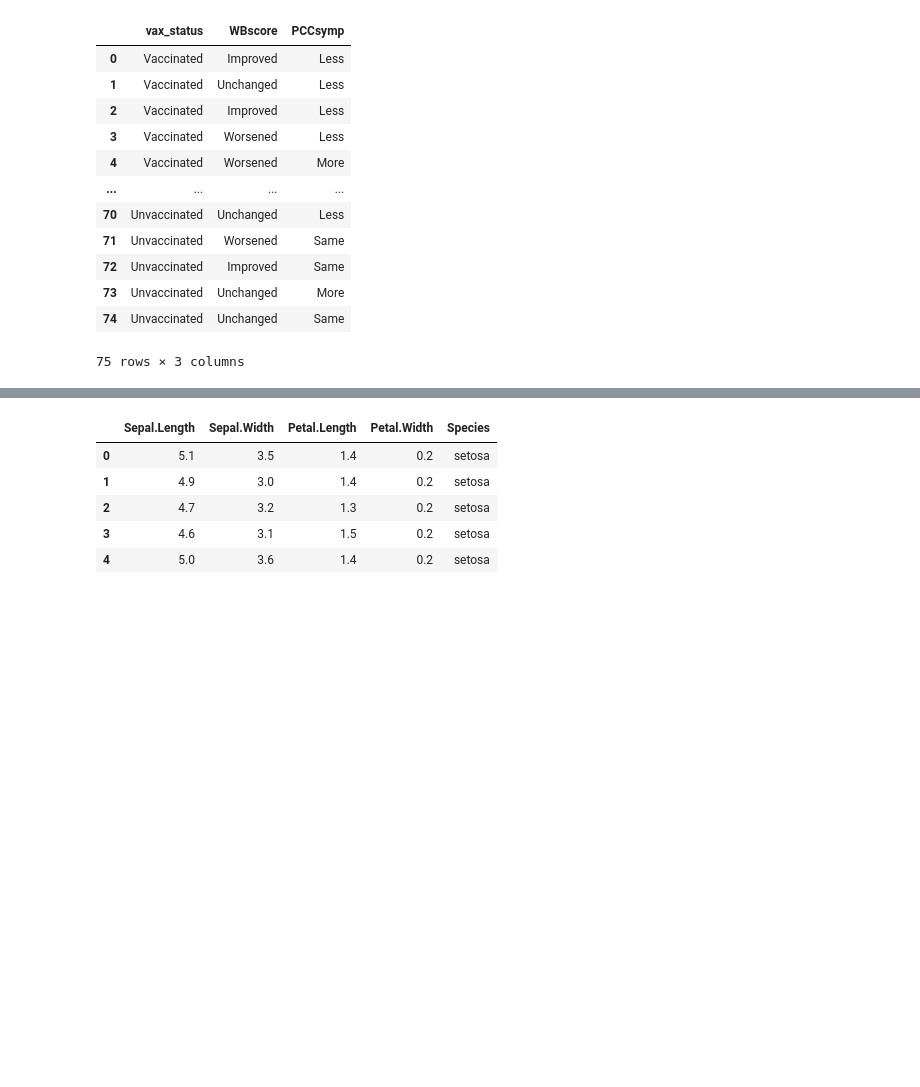
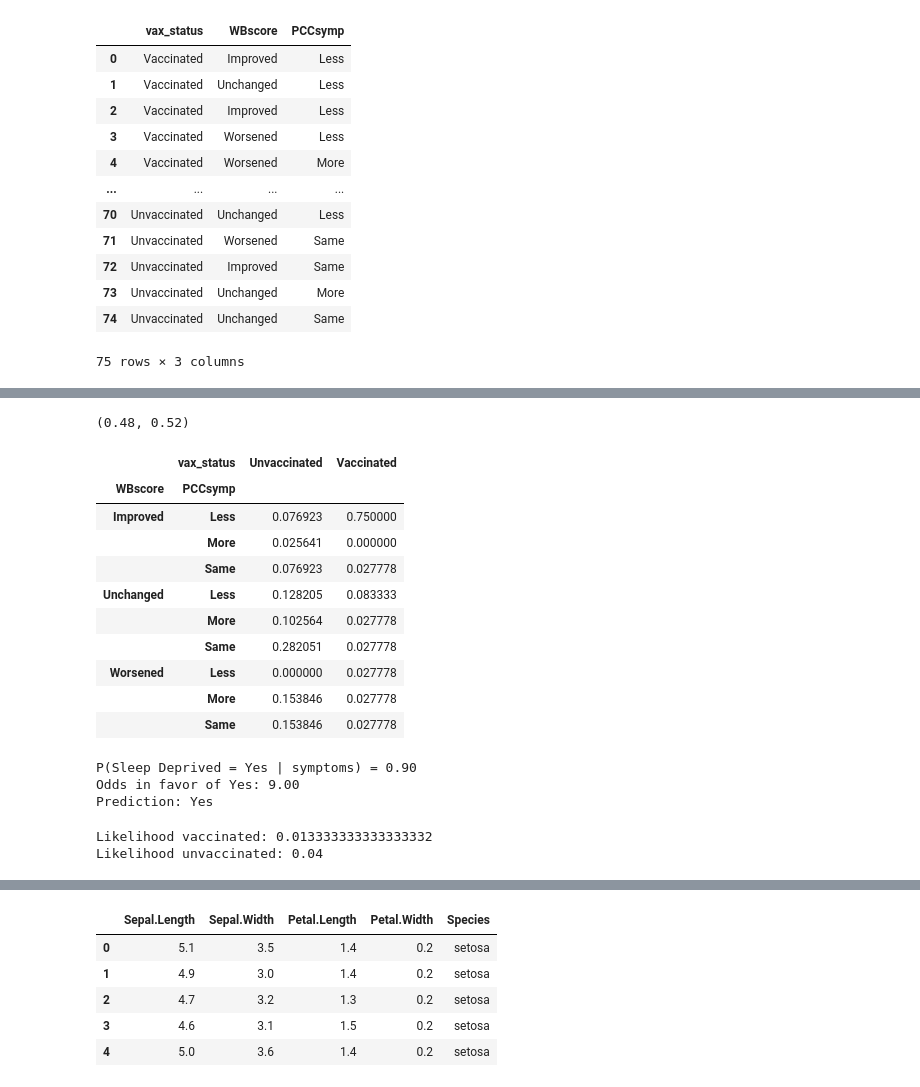
Before and after one commit to giomhern/machine-learning-spring-2024, a Jupyter notebook: week2/homework-notebooks/hw-2.ipynb, the cells around one changed output, grey strips where cells are left out. Drawn from its saved outputs; the diff is of its cells as text; code cells hidden in the pictures; blank space fills up the shorter version.

```diff
--- a/week2/homework-notebooks/hw-2.ipynb
+++ b/week2/homework-notebooks/hw-2.ipynb
@@ -112,0 +80,57 @@ likelihood_vaccinated, likelihood_unvaccinated
+# %%
+total_num_yes = (train_data['vax_status'] == 'Vaccinated').sum()
+total_num_no = (train_data['vax_status'] == 'Unvaccinated').sum()
+
+class_prob_yes = total_num_yes / (total_num_yes + total_num_no)
+class_prob_no = 1 - class_prob_yes
+class_prob_yes, class_prob_no
+# %% [output]
+(0.48, 0.52)
+# %%
+train_data_pivot_conds = train_data_pivot.copy()
+
+train_data_pivot_conds['Vaccinated'] /= total_num_yes
+
+train_data_pivot_conds['Unvaccinated'] /= total_num_no
+
+train_data_pivot_conds
+# %% [output]
+|  | vax_status | Unvaccinated | Vaccinated |
+| WBscore | PCCsymp |  |  |
+| Improved | Less | 0.076923 | 0.750000 |
+|  | More | 0.025641 | 0.000000 |
+|  | Same | 0.076923 | 0.027778 |
+| Unchanged | Less | 0.128205 | 0.083333 |
+|  | More | 0.102564 | 0.027778 |
+|  | Same | 0.282051 | 0.027778 |
+| Worsened | Less | 0.000000 | 0.027778 |
+|  | More | 0.153846 | 0.027778 |
+|  | Same | 0.153846 | 0.027778 |
+# %%
+test_case1 = ['Improved']
+test_case2 = ['Less']
+
+f_y, f_n = class_prob_yes, class_prob_no
+
+for index in range(len(test_case1)):
+    f_y *= train_data_pivot_conds['Vaccinated'].loc[(
+        test_case1[index], test_case2[index])]
+    f_n *= train_data_pivot_conds['Unvaccinated'].loc[(test_case1[index], test_case2[index])]
+
+    # final_train.loc[(test_case[1], test_case[0]), 'Vaccinated']
+
+p_y = f_y / (f_y + f_n)
+p_n = f_n / (f_y + f_n)
+
+
+print('P(Sleep Deprived = Yes | symptoms) = %.2f' % (p_y))
+print('Odds in favor of Yes: %.2f' % (p_y / p_n))
+
+if p_y > p_n:
+    print('Prediction: Yes')
+else:
+    print('Prediction: No')
+# %% [output]
+P(Sleep Deprived = Yes | symptoms) = 0.90
+Odds in favor of Yes: 9.00
+Prediction: Yes
@@ -113 +148,16 @@ likelihood_vaccinated, likelihood_unvaccinated
+# %%
+example_outcome = [{'WBscore': 'Improved', 'PCCsymp': 'Same'}]
+prob_vaccinated = len(vaccinated_train_data) / len(train_data)
+prob_unvaccinated = len(unvaccinated_train_data) / len(train_data)
+
+likelihood_vaccinated = calculate_likelihood(
+    example_outcome, vax_cond_probs_table, prob_vaccinated)
+likelihood_unvaccinated = calculate_likelihood(
+    example_outcome, unvax_cond_probs_table, prob_unvaccinated)
+
+print(f"Likelihood vaccinated: {likelihood_vaccinated}")
+print(f"Likelihood unvaccinated: {likelihood_unvaccinated}")
+# %% [output]
+Likelihood vaccinated: 0.013333333333333332
+Likelihood unvaccinated: 0.04
 # %%
```
Also changed, not shown: parts of 17 cells of this notebook.
